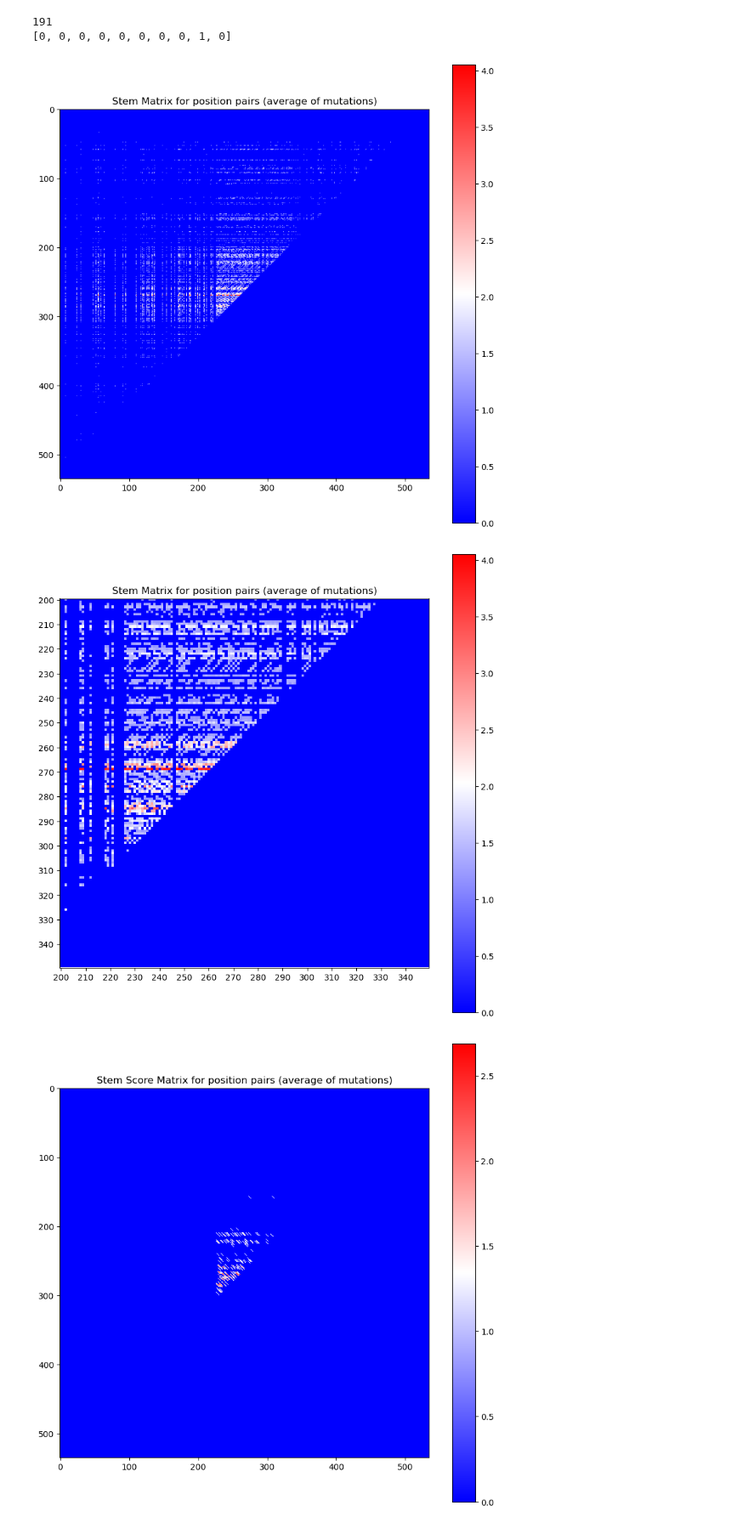
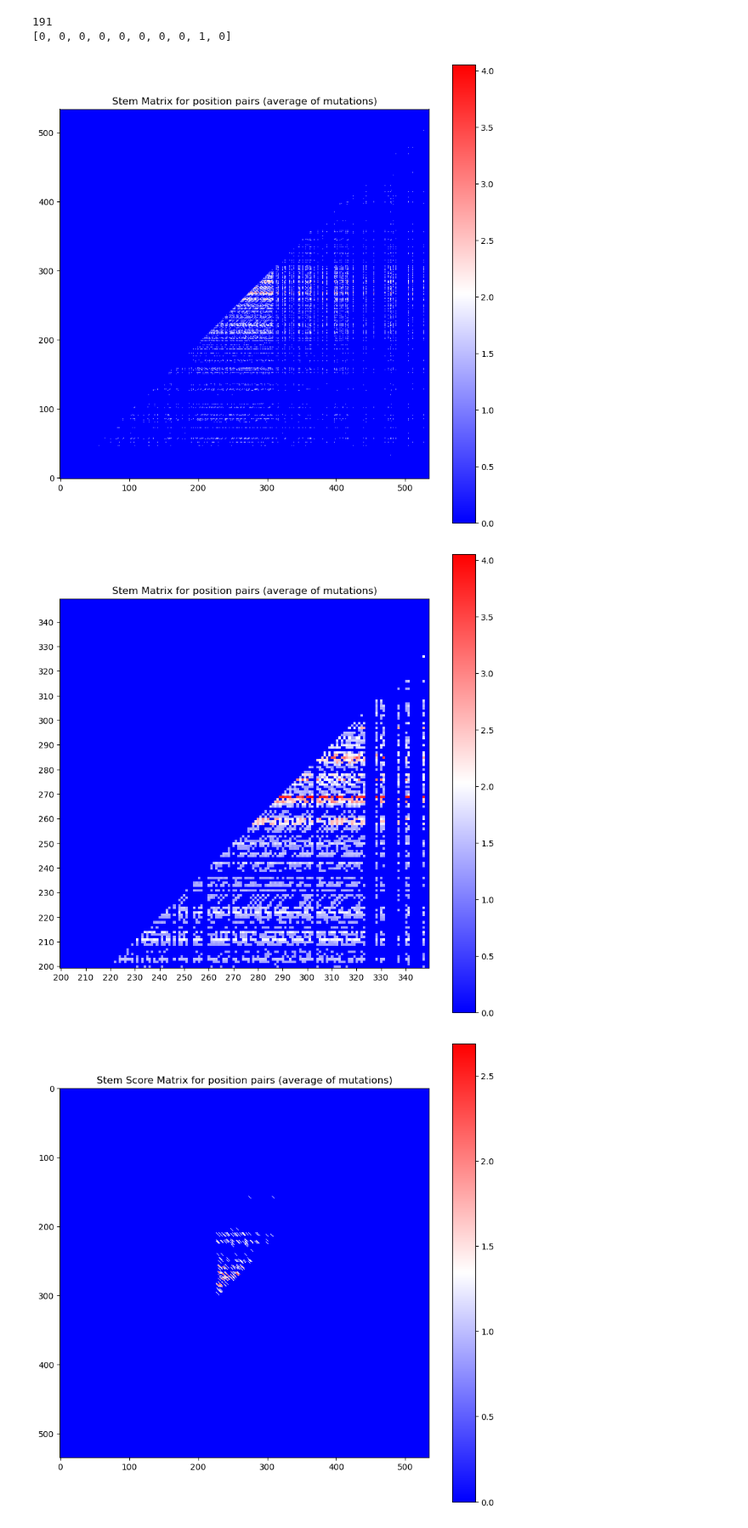
Before and after one commit to JoshuaGensel/MIME_ML, a Jupyter notebook: src/experimental_analysis.ipynb, the cells around one changed output. Shown at 85% size. Saved outputs shown, nothing was run; the diff lists cells and outputs as text; code cells hidden in the pictures.

Commit message:
figure changes

```diff
--- a/src/experimental_analysis.ipynb
+++ b/src/experimental_analysis.ipynb
@@ -534,28 +531,28 @@ for i in range(535):
 stem_matrix = np.flipud(stem_matrix)
 # plot stem matrix
 plt.figure(figsize=(10, 10))
-plt.imshow(stem_matrix, cmap='bwr')
+plt.imshow(np.fliplr(stem_matrix), cmap='bwr')
 # invert y axis to match sequence
-# plt.gca().invert_yaxis()
+plt.gca().invert_yaxis()
 plt.colorbar()
 plt.title('Stem Matrix for position pairs (average of mutations)')
 plt.show()
 # %% [output]
-[figure, old version]
+[figure, new version]
 # %%
 # plot stem matrix
 plt.figure(figsize=(10, 10))
-plt.imshow(stem_matrix[200:350, 200:350], cmap='bwr')
+plt.imshow(np.fliplr(stem_matrix[200:350, 200:350]), cmap='bwr')
 # invert y axis to match sequence
-# plt.gca().invert_yaxis()
+plt.gca().invert_yaxis()
 # fix x and y axis ticks
 plt.xticks(np.arange(0, 150, 10), np.arange(200, 350, 10))
 plt.yticks(np.arange(0, 150, 10), np.arange(200, 350, 10))
 plt.colorbar()
 plt.title('Stem Matrix for position pairs (average of mutations)')
 plt.show()
 # %% [output]
-[figure, old version]
+[figure, new version]
 # %%
 stem_score_matrix = np.zeros((535, 535))
 
```
Also changed, not shown: parts of 3 cells of this notebook, 1 other file.
